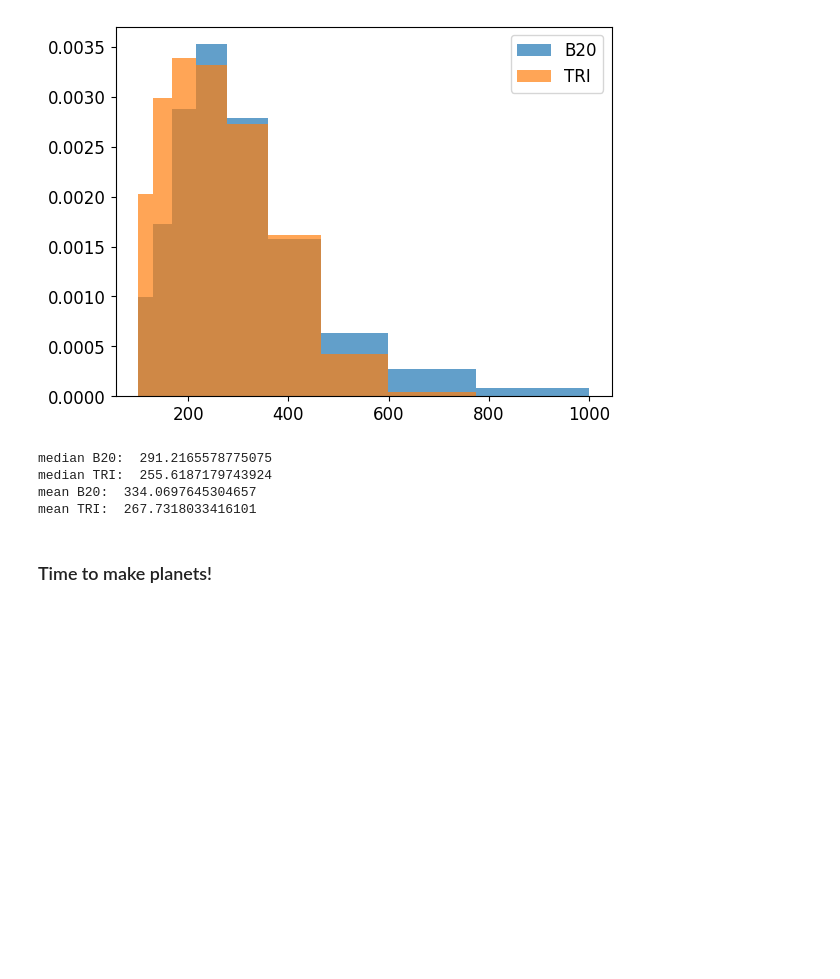
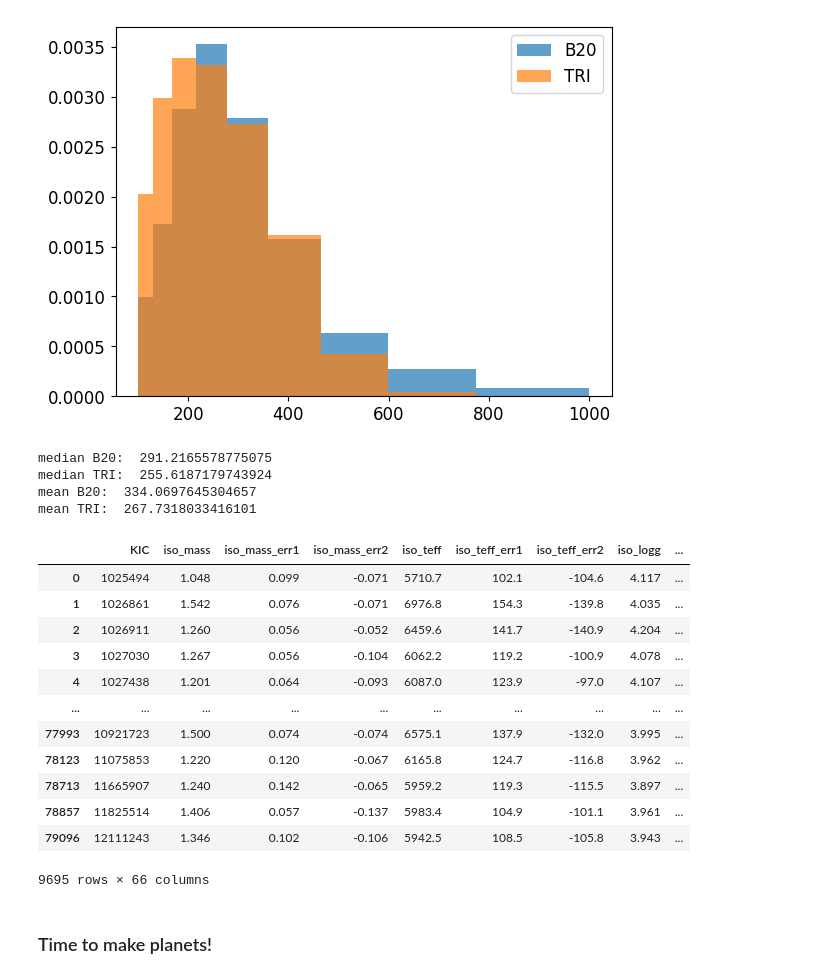
Before and after one commit to exoclam/psps, a Jupyter notebook: kepler.ipynb, the cells around one changed output. Cells and saved outputs as stored; diff of their text form; code cells hidden in the pictures; blank space fills up the shorter version.

```diff
--- a/kepler.ipynb
+++ b/kepler.ipynb
@@ -1326,5 +1330,21 @@ median B20:  291.2165578775075
 median TRI:  255.6187179743924
 mean B20:  334.0697645304657
 mean TRI:  267.7318033416101
+# %%
+kepler_stars_bedell_df_kepmag.drop_duplicates('KIC')
+# %% [output]
+|  | KIC | iso_mass | iso_mass_err1 | iso_mass_err2 | iso_teff | iso_teff_err1 | iso_teff_err2 | iso_logg | ... |
+| 0 | 1025494 | 1.048 | 0.099 | -0.071 | 5710.7 | 102.1 | -104.6 | 4.117 | ... |
+| 1 | 1026861 | 1.542 | 0.076 | -0.071 | 6976.8 | 154.3 | -139.8 | 4.035 | ... |
+| 2 | 1026911 | 1.260 | 0.056 | -0.052 | 6459.6 | 141.7 | -140.9 | 4.204 | ... |
+| 3 | 1027030 | 1.267 | 0.056 | -0.104 | 6062.2 | 119.2 | -100.9 | 4.078 | ... |
+| 4 | 1027438 | 1.201 | 0.064 | -0.093 | 6087.0 | 123.9 | -97.0 | 4.107 | ... |
+| ... | ... | ... | ... | ... | ... | ... | ... | ... | ... |
+| 77993 | 10921723 | 1.500 | 0.074 | -0.074 | 6575.1 | 137.9 | -132.0 | 3.995 | ... |
+| 78123 | 11075853 | 1.220 | 0.120 | -0.067 | 6165.8 | 124.7 | -116.8 | 3.962 | ... |
+| 78713 | 11665907 | 1.240 | 0.142 | -0.065 | 5959.2 | 119.3 | -115.5 | 3.897 | ... |
+| 78857 | 11825514 | 1.406 | 0.057 | -0.137 | 5983.4 | 104.9 | -101.1 | 3.961 | ... |
+| 79096 | 12111243 | 1.346 | 0.102 | -0.106 | 5942.5 | 108.5 | -105.8 | 3.943 | ... |
+9695 rows × 66 columns
 # %% [markdown]
 ### Time to make planets!
```
Also changed, not shown: parts of 14 cells of this notebook, 5 other files.
